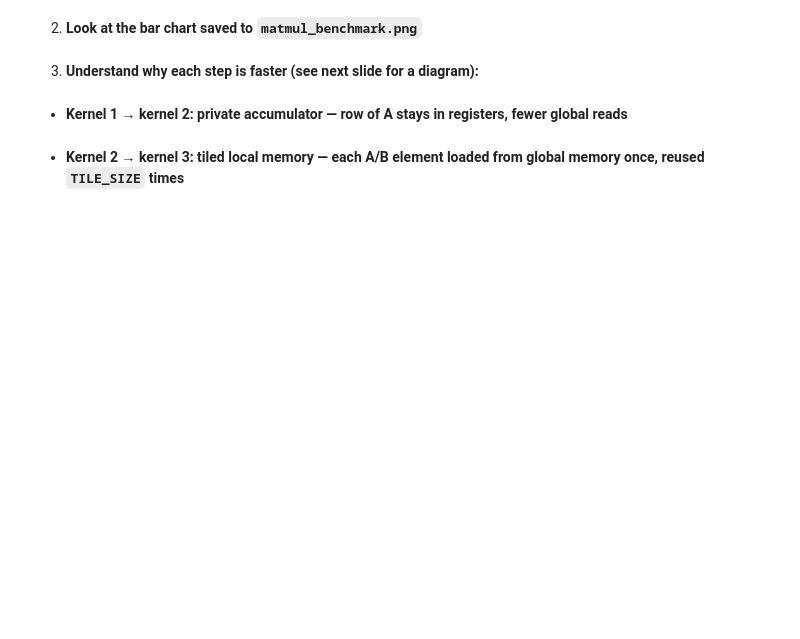
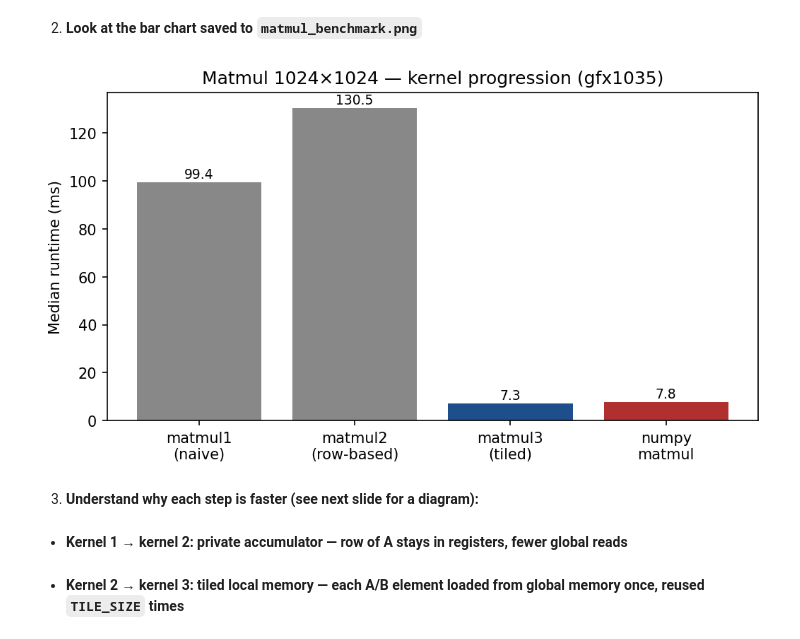
Before and after one commit to NDS8-TCP/nsc-mikkel, a Jupyter notebook: l11_exercises.ipynb, the cells around one changed output. Saved outputs shown, nothing was run; the diff lists cells and outputs as text; code cells hidden in the pictures; blank space fills up the shorter version.

```diff
--- a/l11_exercises.ipynb
+++ b/l11_exercises.ipynb
@@ -9,5 +32,11 @@
 # %% [markdown]
 2. **Look at the bar chart saved to `matmul_benchmark.png`**
+# %%
+from IPython.display import display, Image
+
+display(Image("matmul_benchmark.png"))
+# %% [output]
+[figure, added]
 # %% [markdown]
 3. **Understand why each step is faster (see next slide for a diagram):**
 # %% [markdown]
```
Also changed, not shown: parts of 8 cells of this notebook, 1 other file.
